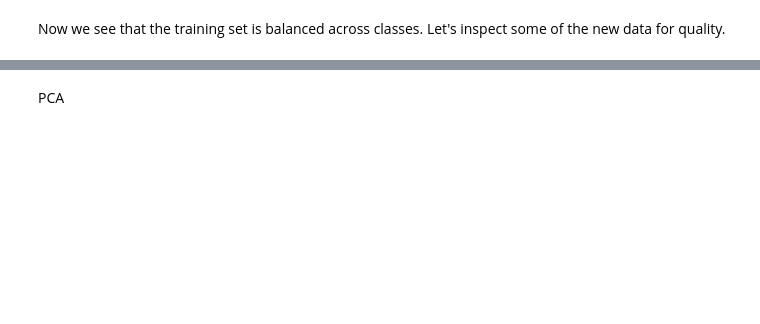
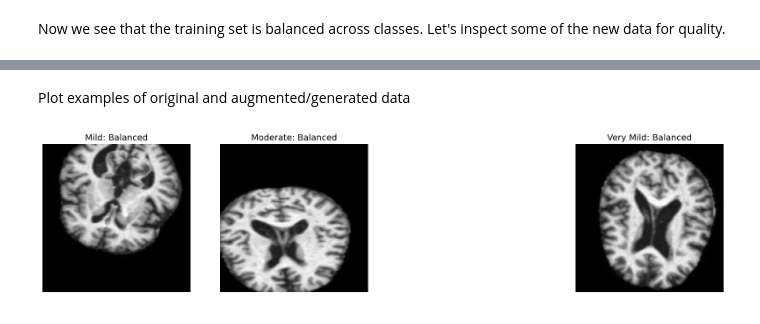
Before and after one commit to BradleyEdelman/Alzheimers-MRI-Classification, a Jupyter notebook: notebooks/00_Data_Cleaning.ipynb, the cells around one changed output, grey strips where cells are left out. Drawn from its saved outputs; the diff is of its cells as text; code cells hidden in the pictures; blank space fills up the shorter version.

```diff
--- a/notebooks/00_Data_Cleaning.ipynb
+++ b/notebooks/00_Data_Cleaning.ipynb
@@ -221,24 +257,23 @@ for label, images in class_images.items():
 
 train_balanced = np.array(train_balanced)
 train_lab_balanced = np.array(train_lab_balanced)
+# %% [markdown]
+Plot examples of original and augmented/generated data
 # %%
-f, ax = plt.subplots(2, len(class_images), figsize=(20, 10))
+f, ax = plt.subplots(1, 4, figsize=(20, 5))
 
-# Plot original images
-for i, (label, images) in enumerate(class_images.items()):
-    image_to_plot = images[0]  # Select the first image of that label
-    ax[0, i].imshow(image_to_plot.reshape(128, 128), cmap='gray')
-    ax[0, i].set_title(f"{Lab[label]}")  # Label the classes according to labels
-    ax[0, i].axis('off')
+# Plot balanced images in order of mild, moderate, non, very mild
+order = ['Mild', 'Moderate', 'None', 'Very Mild']
+label_order = [Lab.index(o) for o in order]
 
-# Plot balanced images
-for i, (label, images) in enumerate(class_images.items()):
-    balanced_images = [img for img, lab in zip(train_balanced, train_lab_balanced) if lab == label]
-    image_to_plot = balanced_images[0]  # Select the first balanced image of that label
-    ax[1, i].imshow(image_to_plot.reshape(128, 128), cmap='gray')
-    ax[1, i].set_title(f"{Lab[label]}: Balanced")  # Label the classes according to labels
-    ax[1, i].axis('off')
+for i, label in enumerate(label_order):
+    if Lab[label] != 'None':
+        balanced_images = [img for img, lab in zip(train_balanced, train_lab_balanced) if lab == label]
+        image_to_plot = balanced_images[0]  # Select the first balanced image of that label
+        ax[i].imshow(image_to_plot.reshape(128, 128), cmap='gray')
+        ax[i].set_title(f"{Lab[label]}: Balanced", fontsize=14)
+    ax[i].axis('off')
 
 plt.show()
+# %% [output]
+[figure, added]
-# %% [markdown]
-PCA
```
Also changed, not shown: parts of 22 cells of this notebook, 4 other files.
